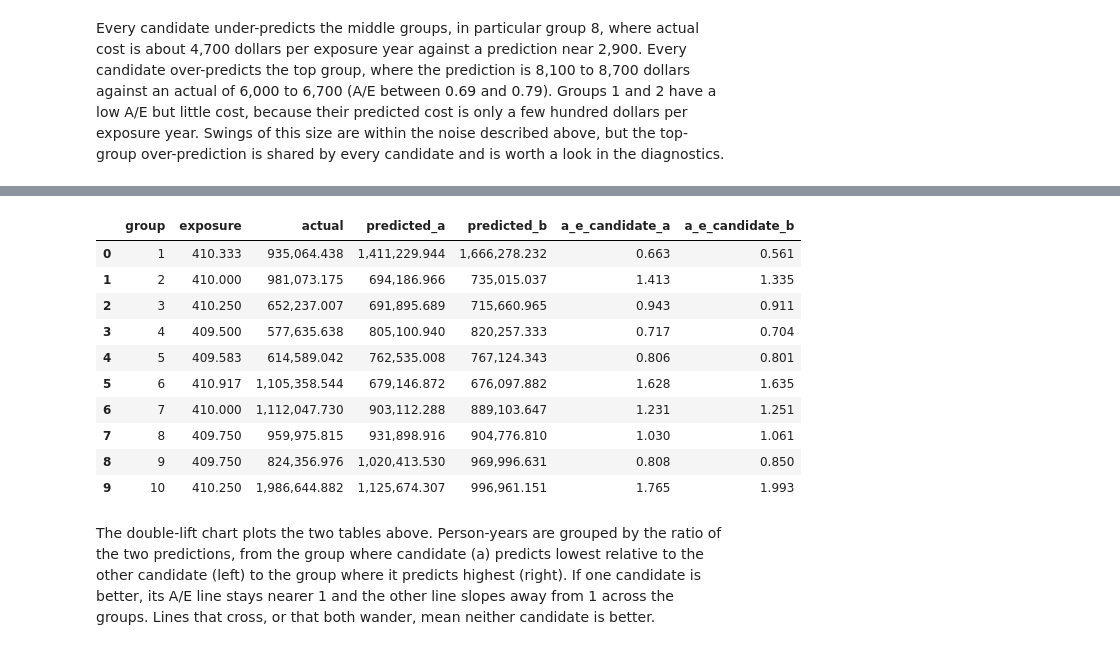
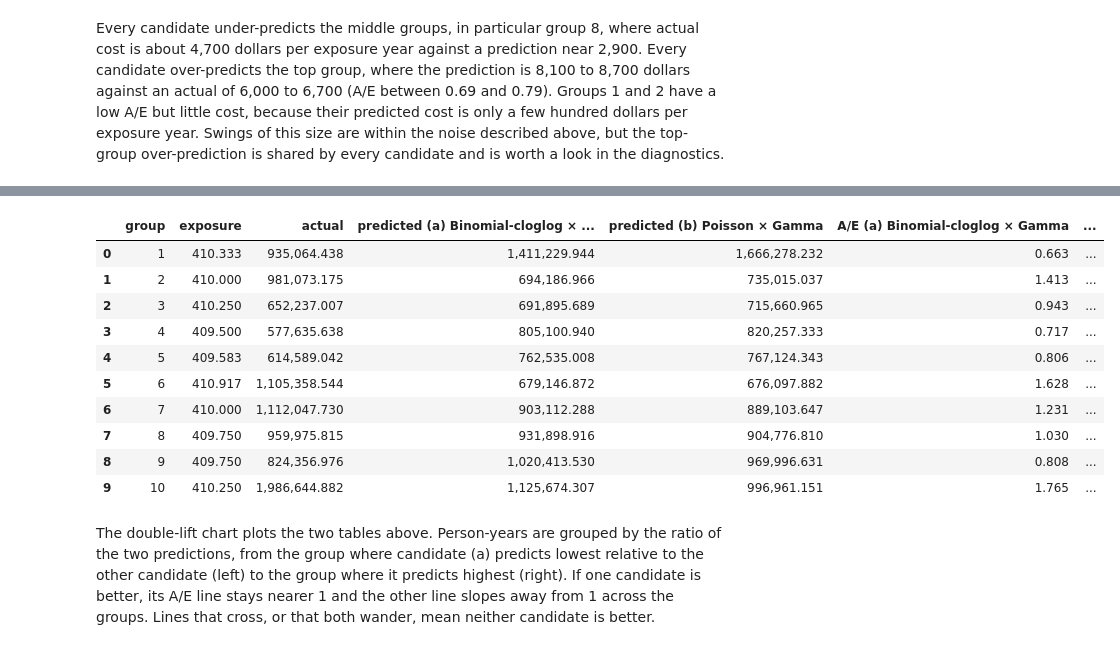
Before and after one commit to asudarmo/health-pricing-meps, a Jupyter notebook: notebooks/03_glm.ipynb, the cells around one changed output, grey strips where cells are left out. Saved outputs shown, nothing was run; the diff lists cells and outputs as text; code cells hidden in the pictures.

```diff
--- a/notebooks/03_glm.ipynb
+++ b/notebooks/03_glm.ipynb
@@ -1369,22 +1383,29 @@ metrics.double_lift_table(
 # %%
 metrics.double_lift_table(
     prepared.test["cost"],
     candidates[comparison.NAME_A].test,
     candidates[comparison.NAME_B].test,
     prepared.test["exposure"],
-).rename(columns={"a_e_a": "a_e_candidate_a", "a_e_b": "a_e_candidate_b"})
+).rename(
+    columns={
+        "predicted_a": f"predicted {comparison.NAME_A}",
+        "predicted_b": f"predicted {comparison.NAME_B}",
+        "a_e_a": f"A/E {comparison.NAME_A}",
+        "a_e_b": f"A/E {comparison.NAME_B}",
+    }
+)
 # %% [output]
-|  | group | exposure | actual | predicted_a | predicted_b | a_e_candidate_a | a_e_candidate_b |
-| 0 | 1 | 410.333 | 935,064.438 | 1,411,229.944 | 1,666,278.232 | 0.663 | 0.561 |
-| 1 | 2 | 410.000 | 981,073.175 | 694,186.966 | 735,015.037 | 1.413 | 1.335 |
-| 2 | 3 | 410.250 | 652,237.007 | 691,895.689 | 715,660.965 | 0.943 | 0.911 |
-| 3 | 4 | 409.500 | 577,635.638 | 805,100.940 | 820,257.333 | 0.717 | 0.704 |
-| 4 | 5 | 409.583 | 614,589.042 | 762,535.008 | 767,124.343 | 0.806 | 0.801 |
-| 5 | 6 | 410.917 | 1,105,358.544 | 679,146.872 | 676,097.882 | 1.628 | 1.635 |
-| 6 | 7 | 410.000 | 1,112,047.730 | 903,112.288 | 889,103.647 | 1.231 | 1.251 |
-| 7 | 8 | 409.750 | 959,975.815 | 931,898.916 | 904,776.810 | 1.030 | 1.061 |
-| 8 | 9 | 409.750 | 824,356.976 | 1,020,413.530 | 969,996.631 | 0.808 | 0.850 |
-| 9 | 10 | 410.250 | 1,986,644.882 | 1,125,674.307 | 996,961.151 | 1.765 | 1.993 |
+|  | group | exposure | actual | predicted (a) Binomial-cloglog × ... | predicted (b) Poisson × Gamma | A/E (a) Binomial-cloglog × Gamma | ... |
+| 0 | 1 | 410.333 | 935,064.438 | 1,411,229.944 | 1,666,278.232 | 0.663 | ... |
+| 1 | 2 | 410.000 | 981,073.175 | 694,186.966 | 735,015.037 | 1.413 | ... |
+| 2 | 3 | 410.250 | 652,237.007 | 691,895.689 | 715,660.965 | 0.943 | ... |
+| 3 | 4 | 409.500 | 577,635.638 | 805,100.940 | 820,257.333 | 0.717 | ... |
+| 4 | 5 | 409.583 | 614,589.042 | 762,535.008 | 767,124.343 | 0.806 | ... |
+| 5 | 6 | 410.917 | 1,105,358.544 | 679,146.872 | 676,097.882 | 1.628 | ... |
+| 6 | 7 | 410.000 | 1,112,047.730 | 903,112.288 | 889,103.647 | 1.231 | ... |
+| 7 | 8 | 409.750 | 959,975.815 | 931,898.916 | 904,776.810 | 1.030 | ... |
+| 8 | 9 | 409.750 | 824,356.976 | 1,020,413.530 | 969,996.631 | 0.808 | ... |
+| 9 | 10 | 410.250 | 1,986,644.882 | 1,125,674.307 | 996,961.151 | 1.765 | ... |
 # %% [markdown]
 The double-lift chart plots the two tables above. Person-years are grouped by the ratio of the two predictions, from
 the group where candidate (a) predicts lowest relative to the other candidate (left) to the group where it predicts
```
Also changed, not shown: parts of 16 cells of this notebook, 6 other files.
